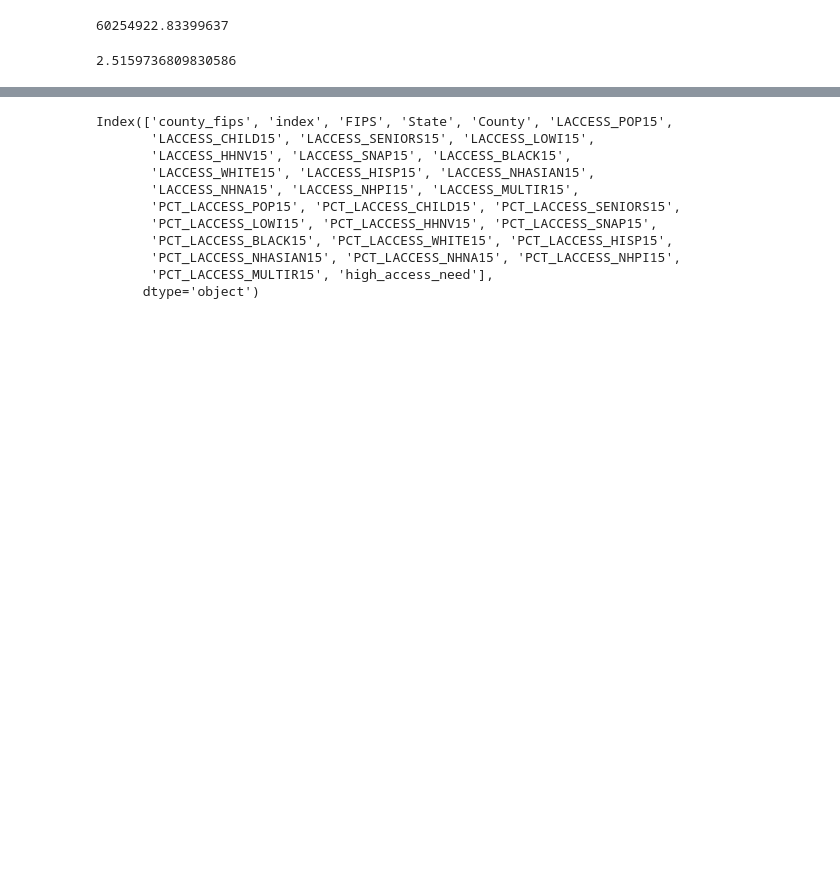
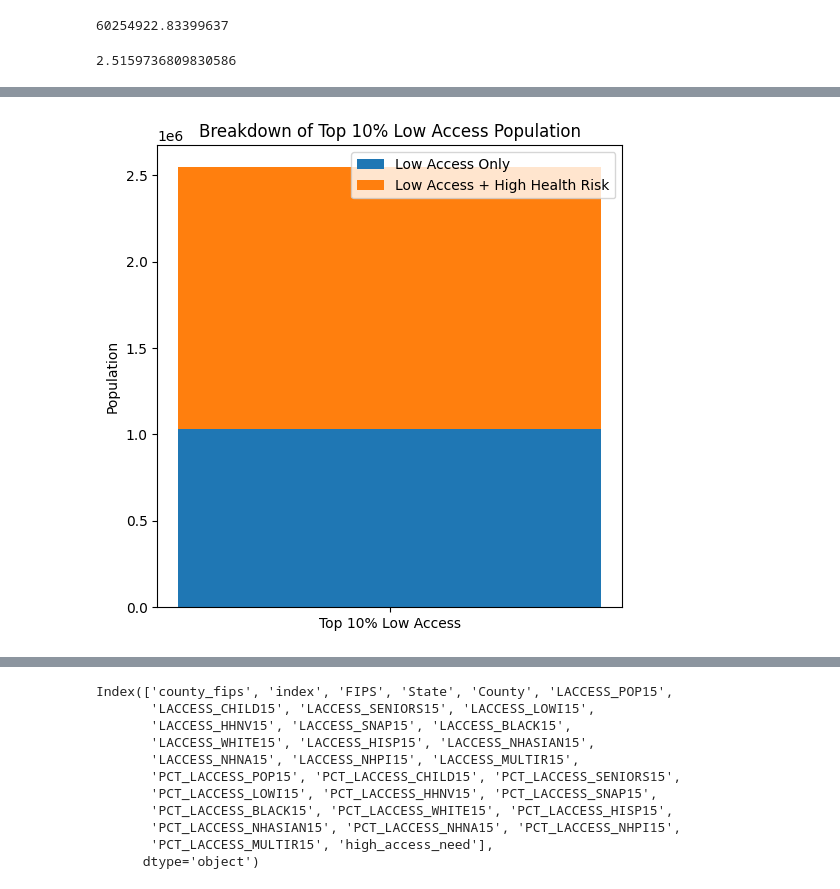
Before and after one commit to bangaloren/N1Health, a Jupyter notebook: n1_analytics-Copy1.ipynb, the cells around one changed output, grey strips where cells are left out. Saved outputs shown, nothing was run; the diff lists cells and outputs as text; code cells hidden in the pictures; blank space fills up the shorter version.

```diff
--- a/n1_analytics-Copy1.ipynb
+++ b/n1_analytics-Copy1.ipynb
@@ -1037,3 +1086,22 @@ plt.show()
+# %%
+import matplotlib.pyplot as plt
+
+total = 2545992
+subset = 1515998
+remainder = total - subset
+
+plt.figure(figsize=(6,6))
+
+plt.bar(["Top 10% Low Access"], [remainder], label="Low Access Only")
+plt.bar(["Top 10% Low Access"], [subset], bottom=[remainder], label="Low Access + High Health Risk")
+
+plt.ylabel("Population")
+plt.title("Breakdown of Top 10% Low Access Population")
+plt.legend()
+
+plt.show()
+# %% [output]
+[figure, added]
 # %%
 food
 # %% [output]
```
Also changed, not shown: parts of 8 cells of this notebook, 3 other files.
